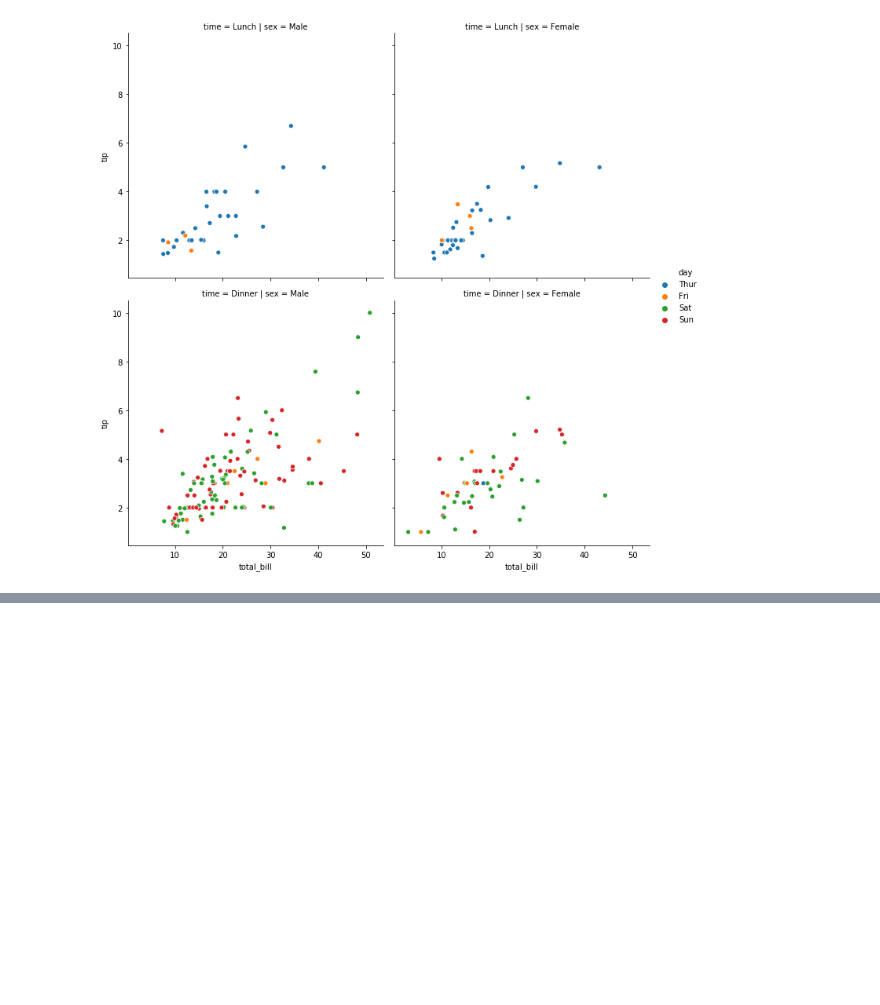
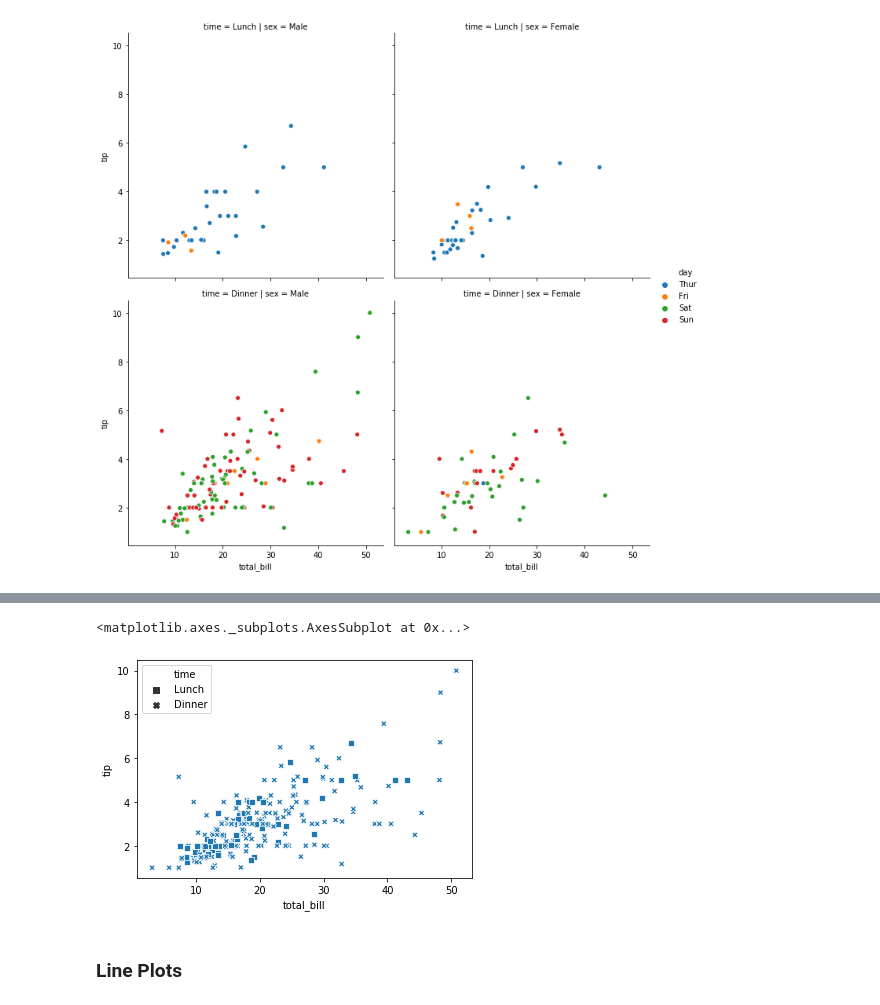
Before and after one commit to AshayKing/machine-learning-project-series, a Jupyter notebook: seaborn-data-visualisation/1. Relational Plots.ipynb, the cells around one changed output, grey strips where cells are left out. Cells and saved outputs as stored; diff of their text form; code cells hidden in the pictures; blank space fills up the shorter version.

```diff
--- a/seaborn-data-visualisation/1. Relational Plots.ipynb
+++ b/seaborn-data-visualisation/1. Relational Plots.ipynb
@@ -42,0 +52,10 @@ sns.relplot(x="total_bill", y="tip",
+# %%
+markers = {"Lunch": "s", "Dinner": "X"}
+sns.scatterplot(x="total_bill", y="tip", style="time",
+                     markers=markers,
+                     data=tips)
+# %% [output]
+<matplotlib.axes._subplots.AxesSubplot at 0x...>
+[figure, added]
+# %% [markdown]
+### Line Plots
```
Also changed, not shown: parts of 7 cells of this notebook.
